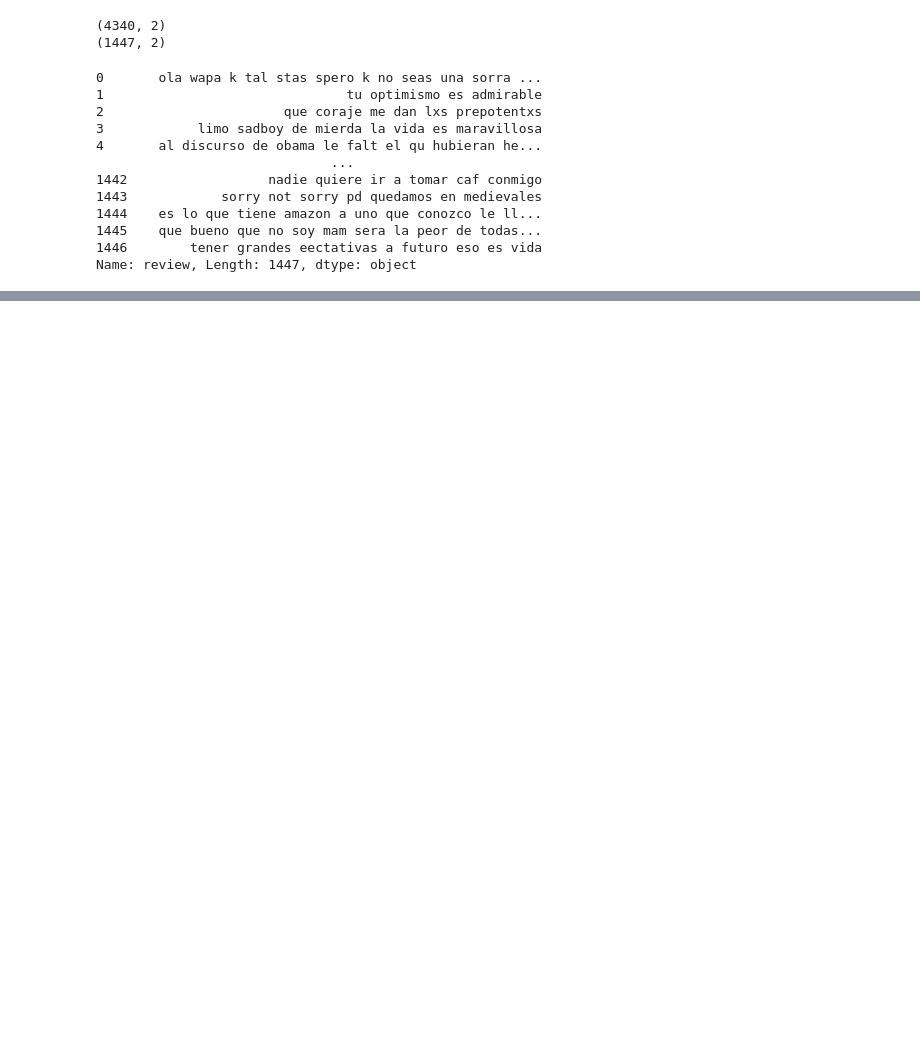
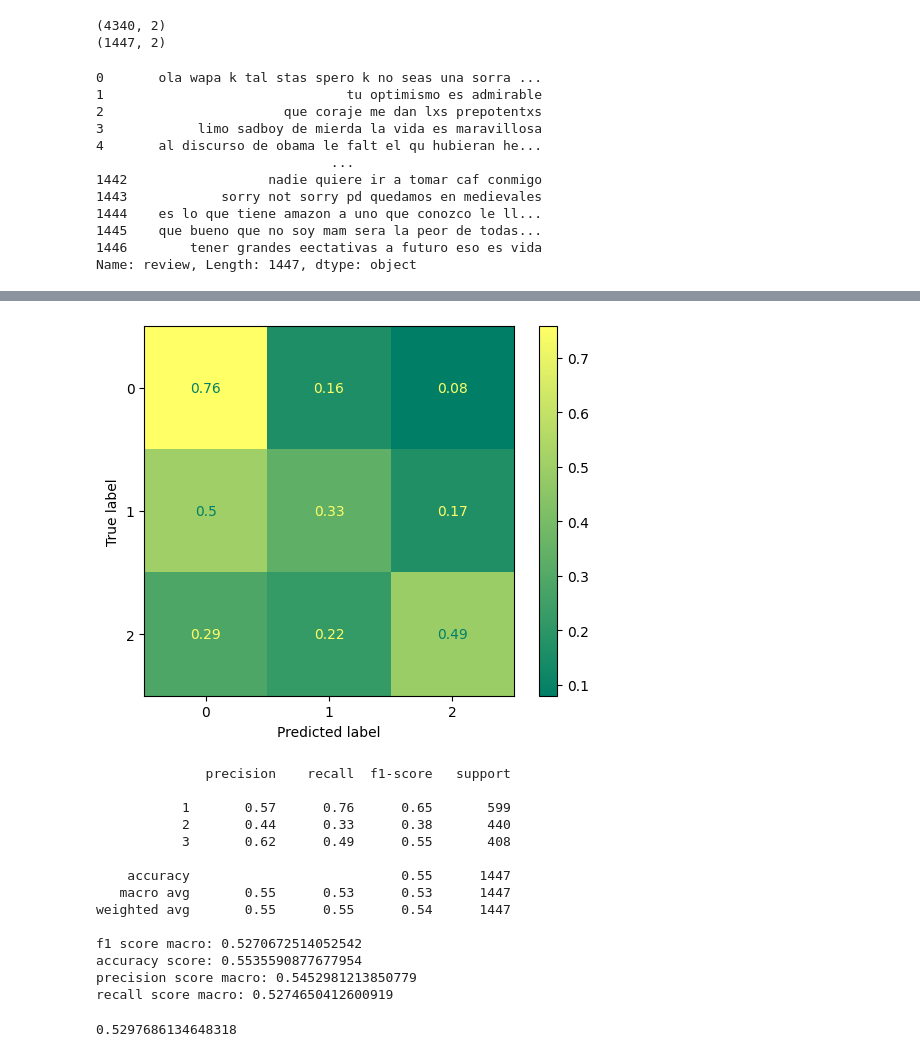
Before and after one commit to nfanlo/spanish-classifier-tfg, a Jupyter notebook: final-models/baseline-models/60-20-20/NaiveBayes.ipynb, the cells around one changed output, grey strips where cells are left out. Cells and saved outputs as stored; diff of their text form; code cells hidden in the pictures; blank space fills up the shorter version.

```diff
--- a/final-models/baseline-models/60-20-20/NaiveBayes.ipynb
+++ b/final-models/baseline-models/60-20-20/NaiveBayes.ipynb
@@ -278,0 +520,62 @@ f1 score macro: 0.5255152865052027
+# %%
+df_train['review'] = review_new_train
+df_dev['review'] = review_new_dev
+
+X_train = df_train.iloc[:, 0]
+y_train = df_train.iloc[:, 1]
+X_dev = df_dev.iloc[:, 0]
+y_dev = df_dev.iloc[:, 1]
+# %%
+#function that create and fit the naive bayes model
+def naive_bayes():
+    count_vect = CountVectorizer()
+    X_train_count = count_vect.fit_transform(X_train)
+    X_test_count = count_vect.transform(X_dev)
+
+    param_grid = [{'alpha':[0.1, 0.2, 0.3, 0.4, 0.5, 0.6,
+                 0.7, 0.8, 0.9, 1]}]
+
+    mln = MultinomialNB()
+    #clf = GridSearchCV(mln, param_grid,cv=5)
+    mln.fit(X_train_count, y_train)
+
+    #print("optimun alpha:{}".format(clf.best_params_['alpha']))
+
+    y_dev_pred = mln.predict(X_test_count)
+    conf_matrix = plot_confusion_matrix(
+                  mln,X_test_count, y_dev,
+                  cmap=plt.cm.summer, normalize='true')
+    plt.show()
+
+    target_names = ['1', '2', '3']
+    print(classification_report(y_dev, y_dev_pred, target_names=target_names))
+    print("f1 score macro:", f1_score(y_dev, y_dev_pred, average='macro'))
+    print("accuracy score:", accuracy_score(y_dev, y_dev_pred))
+    print("precision score macro:", precision_score(y_dev, y_dev_pred, average='macro'))
+    print("recall score macro:", recall_score(y_dev, y_dev_pred, average='macro'))
+# %%
+naive_bayes()
+# %% [output]
+[figure, added]
+              precision    recall  f1-score   support
+
+           1       0.57      0.76      0.65       599
+           2       0.44      0.33      0.38       440
+           3       0.62      0.49      0.55       408
+
+    accuracy                           0.55      1447
+   macro avg       0.55      0.53      0.53      1447
+weighted avg       0.55      0.55      0.54      1447
+
+f1 score macro: 0.5270672514052542
+accuracy score: 0.5535590877677954
+precision score macro: 0.5452981213850779
+recall score macro: 0.5274650412600919
+# %%
+x= 0.5436693982136166
+y= 0.5165609497707111
+z=0.5473393227366966
+
+print(2*((x*y)/(x+y)))
+# %% [output]
+0.5297686134648318
```
Also changed, not shown: parts of 17 cells of this notebook, 16 other files.
